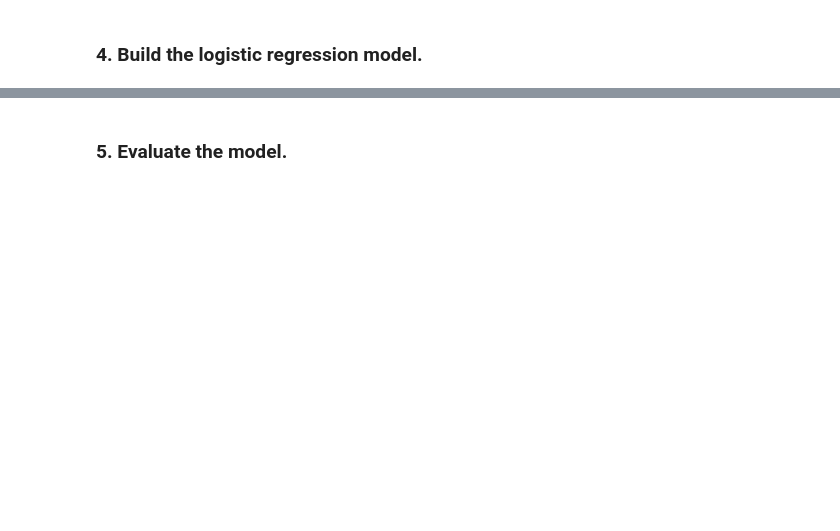
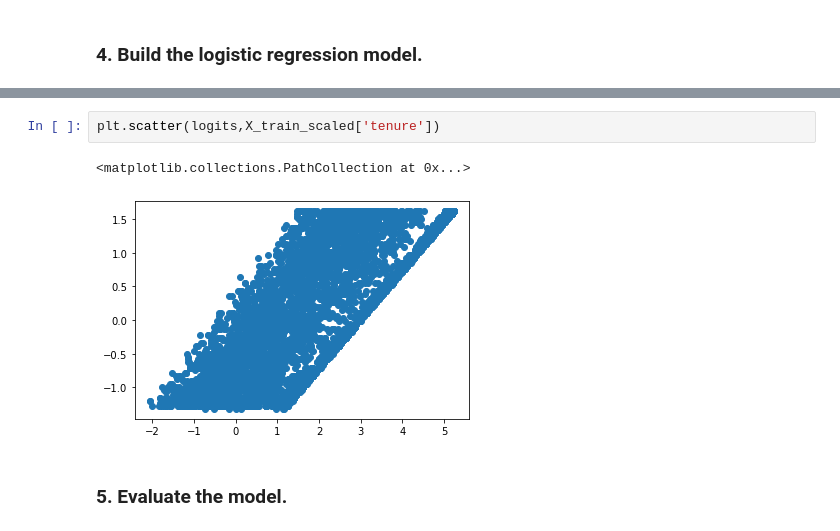
Before and after one commit to hollyjanedalton/lab-imbalanced-data, a Jupyter notebook: ImbalancedDataLab.ipynb, the cells around one changed output, grey strips where cells are left out. Drawn from its saved outputs; the diff is of its cells as text; blank space fills up the shorter version.

```diff
--- a/ImbalancedDataLab.ipynb
+++ b/ImbalancedDataLab.ipynb
@@ -180,3 +265,8 @@ X_train_scaled.head()
+# %%
+plt.scatter(logits,X_train_scaled['tenure'])
+# %% [output]
+<matplotlib.collections.PathCollection at 0x...>
+[figure, added]
 # %% [markdown]
 ### 5. Evaluate the model.
 # %%
```
Also changed, not shown: parts of 36 cells of this notebook.
